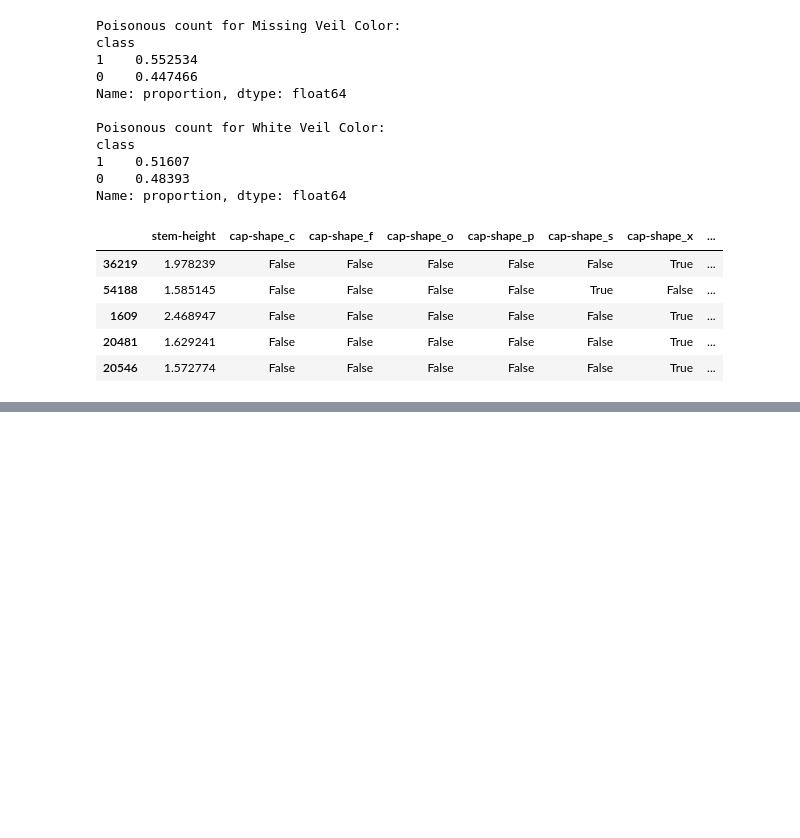
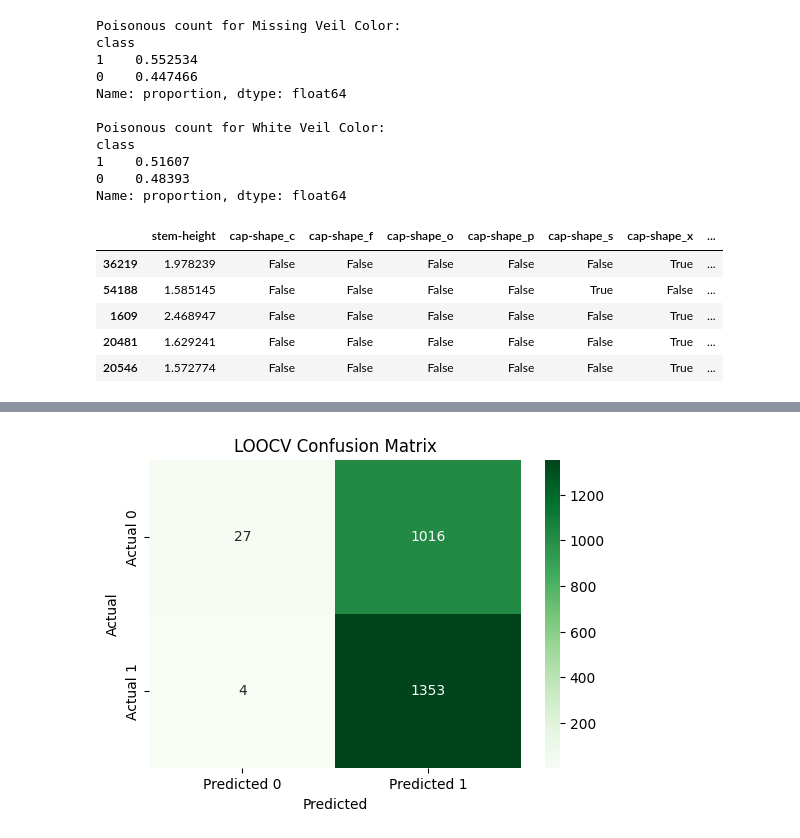
Before and after one commit to junek1234/Mushrooms-ML-Assigment-3, a Jupyter notebook: 3 Mushroom foraging/3. Mushroom foraging.ipynb, the cells around one changed output, grey strips where cells are left out. Cells and saved outputs as stored; diff of their text form; code cells hidden in the pictures; blank space fills up the shorter version.

```diff
--- a/3 Mushroom foraging/3. Mushroom foraging.ipynb
+++ b/3 Mushroom foraging/3. Mushroom foraging.ipynb
@@ -322,8 +322,8 @@ X_train_val.head()
 from sklearn.preprocessing import StandardScaler
 X_train, X_val, y_train, y_val = train_test_split(X_train_val, y_train_val, test_size=0.2, random_state=42, stratify=y_train_val)
 
-X_small = X_train_val.iloc[:100]
-y_small = y_train_val[:100]
+X_small = X_train_val.iloc[:3000]
+y_small = y_train_val[:3000]
 
 X_train_small, X_test_small, y_train_small, y_test_small = train_test_split(X_small, y_small, test_size=0.2, random_state=42)
 
@@ -390,12 +527,78 @@ Mean cross-validation score: 0.86
 # %%
-# leave one out validation
-from sklearn.model_selection import LeaveOneOut
-log_reg_3 = LogisticRegression(max_iter=500, random_state=42)
-log_reg_3.fit(X_train,y_train)
+# Leave-One-Out cross-validation
+from sklearn.model_selection import LeaveOneOut, cross_val_score, cross_val_predict
+from sklearn.metrics import (
+    confusion_matrix,
+    precision_recall_curve,
+    roc_curve,
+    auc
+    )
+from sklearn.linear_model import LogisticRegression
+
 loo = LeaveOneOut()
-loo_scores = cross_val_score(log_reg_3, X_train_small, y_train_small, cv=loo)
-train_score3 = log_reg_3.score(X_train, y_train)
-print(f"train score: {train_score3}")
-print(f"LOOCV scores: {loo_scores}")
-print(f"Mean LOOCV score: {loo_scores.mean():.2f}")
+
+log_reg_3 = LogisticRegression(
+    C=0.01,
+    penalty="l2",
+    solver="liblinear",
+    class_weight={0: 1, 1: 4},
+    max_iter=1000,
+    random_state=42
+)
+
+loo_accuracy_scores = cross_val_score(log_reg_3, X_train_small, y_train_small, cv=loo, scoring="accuracy", n_jobs=-1)
+loo_precision_scores = cross_val_score(log_reg_3, X_train_small, y_train_small, cv=loo, scoring="precision", n_jobs=-1)
+loo_recall_scores = cross_val_score(log_reg_3, X_train_small, y_train_small, cv=loo, scoring="recall", n_jobs=-1)
+loo_f1_scores = cross_val_score(log_reg_3, X_train_small, y_train_small, cv=loo, scoring="f1", n_jobs=-1)
+
+print("LOOCV metrics on X_train_small:")
+print(f"Accuracy:  {loo_accuracy_scores.mean():.4f} (+/- {loo_accuracy_scores.std():.4f})")
+print(f"Precision: {loo_precision_scores.mean():.4f} (+/- {loo_precision_scores.std():.4f})")
+print(f"Recall:    {loo_recall_scores.mean():.4f} (+/- {loo_recall_scores.std():.4f})")
+print(f"F1 score:  {loo_f1_scores.mean():.4f} (+/- {loo_f1_scores.std():.4f})")
+
+
+y_loo_pred = cross_val_predict(log_reg_3, X_train_small, y_train_small, cv=loo, method="predict", n_jobs=-1)
+y_loo_scores = cross_val_predict(log_reg_3, X_train_small, y_train_small, cv=loo, method="predict_proba", n_jobs=-1)[:, 1]
+
+loo_conf_matrix = confusion_matrix(y_train_small, y_loo_pred)
+print("\nLOOCV confusion matrix:")
+print(loo_conf_matrix)
+plt.figure(figsize=(6, 4))
+sns.heatmap(
+    loo_conf_matrix,
+    annot=True,
+    fmt="d",
+    cmap="Greens",
+    xticklabels=["Predicted 0", "Predicted 1"],
+    yticklabels=["Actual 0", "Actual 1"]
+)
+plt.title("LOOCV Confusion Matrix")
+plt.xlabel("Predicted")
+plt.ylabel("Actual")
+plt.show()
+
+precision_curve, recall_curve, _ = precision_recall_curve(y_train_small, y_loo_scores)
+pr_auc = auc(recall_curve, precision_curve)
+plt.figure(figsize=(6, 4))
+plt.plot(recall_curve, precision_curve, marker=".")
+plt.title("LOOCV Precision-Recall Curve")
+plt.xlabel("Recall")
+plt.ylabel("Precision")
+plt.grid()
+plt.show()
+print(f"PR AUC: {pr_auc:.4f}")
+
+fpr, tpr, _ = roc_curve(y_train_small, y_loo_scores)
+roc_auc = auc(fpr, tpr)
+plt.figure(figsize=(6, 4))
+plt.plot(fpr, tpr, label=f"ROC curve (area = {roc_auc:.2f})")
+plt.plot([0, 1], [0, 1], "k--")
+plt.title("LOOCV ROC Curve")
+plt.xlabel("False Positive Rate")
+plt.ylabel("True Positive Rate")
+plt.legend(loc="lower right")
+plt.grid()
+plt.show()
+print(f"ROC AUC: {roc_auc:.4f}")
 # %% [output]
@@ -407,0 +614 @@ Mean LOOCV score: 0.70
+[figure, added]
```
Also changed, not shown: parts of 6 cells of this notebook.
